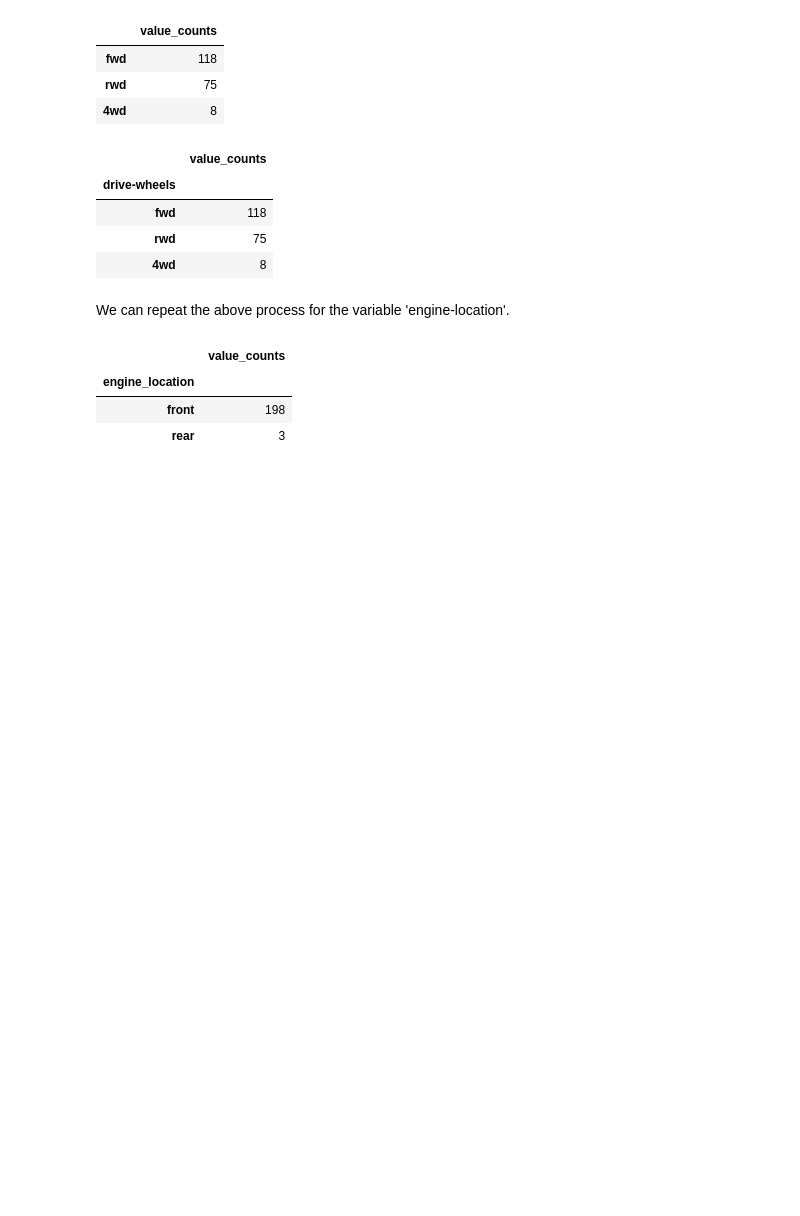
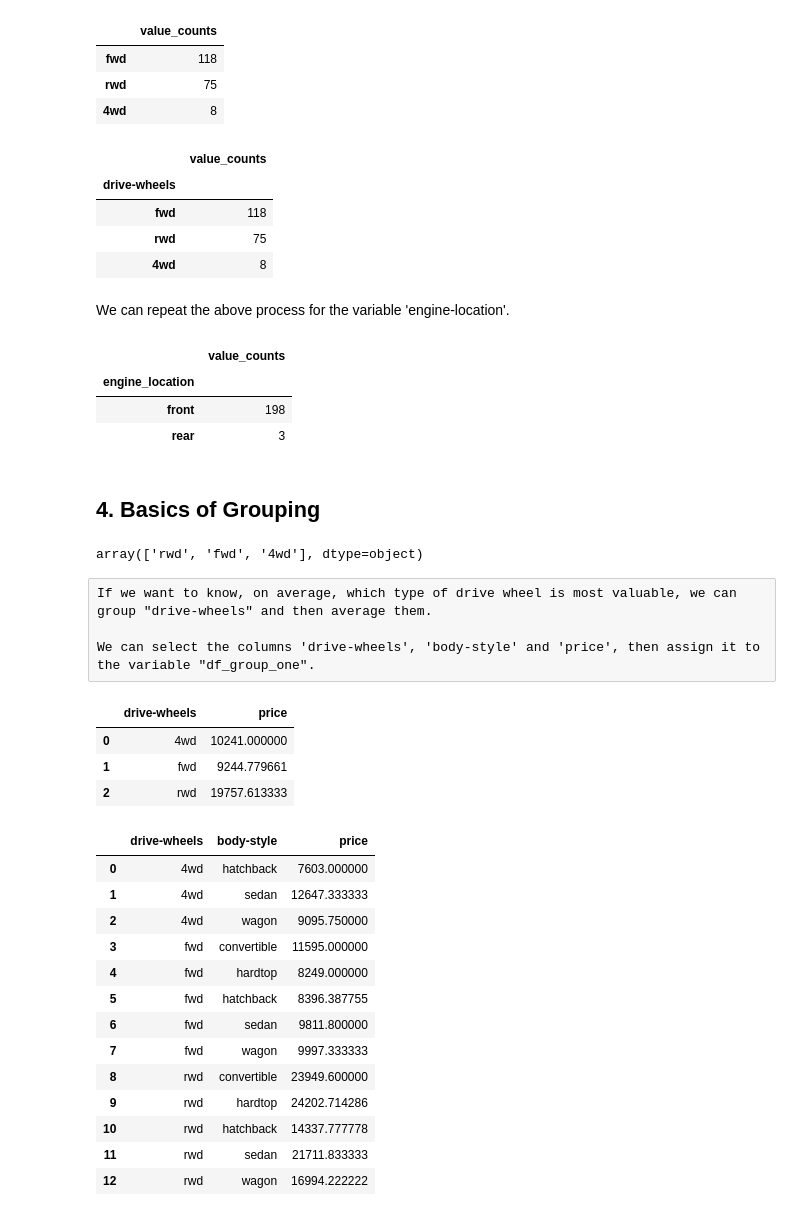
Before and after one commit to jerinSabrina/data_analysis_with_python, a Jupyter notebook: 3. Exploratory data analysis.ipynb, the cells around one changed output. Saved outputs shown, nothing was run; the diff lists cells and outputs as text; code cells hidden in the pictures; blank space fills up the shorter version.

```diff
--- a/3. Exploratory data analysis.ipynb
+++ b/3. Exploratory data analysis.ipynb
@@ -223,3 +223,41 @@ count_engine
 | engine_location |  |
 | front | 198 |
 | rear | 3 |
+# %% [markdown]
+# <h2 id="basic_grouping">4. Basics of Grouping</h2>
+# %%
+df['drive-wheels'].unique()
+# %% [output]
+array(['rwd', 'fwd', '4wd'], dtype=object)
+# %% [raw]
+If we want to know, on average, which type of drive wheel is most valuable, we can group "drive-wheels" and then average them.
+
+We can select the columns 'drive-wheels', 'body-style' and 'price', then assign it to the variable "df_group_one".
+# %%
+df_group = df[['drive-wheels', 'body-style' ,'price']]
+df_group_one = df_group.groupby(['drive-wheels'], as_index = False,).mean()
+df_group_one
+# %% [output]
+|  | drive-wheels | price |
+| 0 | 4wd | 10241.000000 |
+| 1 | fwd | 9244.779661 |
+| 2 | rwd | 19757.613333 |
+# %%
+df_group = df[['drive-wheels', 'body-style' ,'price']]
+df_group_one = df_group.groupby(['drive-wheels', 'body-style'], as_index = False,).mean()
+df_group_one
+# %% [output]
+|  | drive-wheels | body-style | price |
+| 0 | 4wd | hatchback | 7603.000000 |
+| 1 | 4wd | sedan | 12647.333333 |
+| 2 | 4wd | wagon | 9095.750000 |
+| 3 | fwd | convertible | 11595.000000 |
+| 4 | fwd | hardtop | 8249.000000 |
+| 5 | fwd | hatchback | 8396.387755 |
+| 6 | fwd | sedan | 9811.800000 |
+| 7 | fwd | wagon | 9997.333333 |
+| 8 | rwd | convertible | 23949.600000 |
+| 9 | rwd | hardtop | 24202.714286 |
+| 10 | rwd | hatchback | 14337.777778 |
+| 11 | rwd | sedan | 21711.833333 |
+| 12 | rwd | wagon | 16994.222222 |
```
Also changed, not shown: parts of 28 cells of this notebook.
